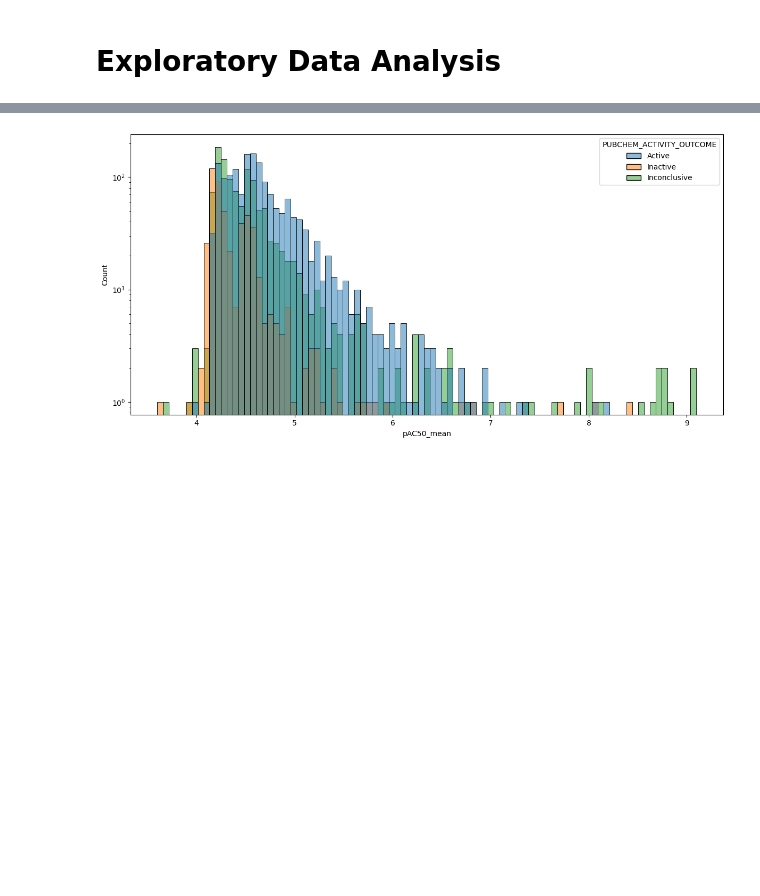
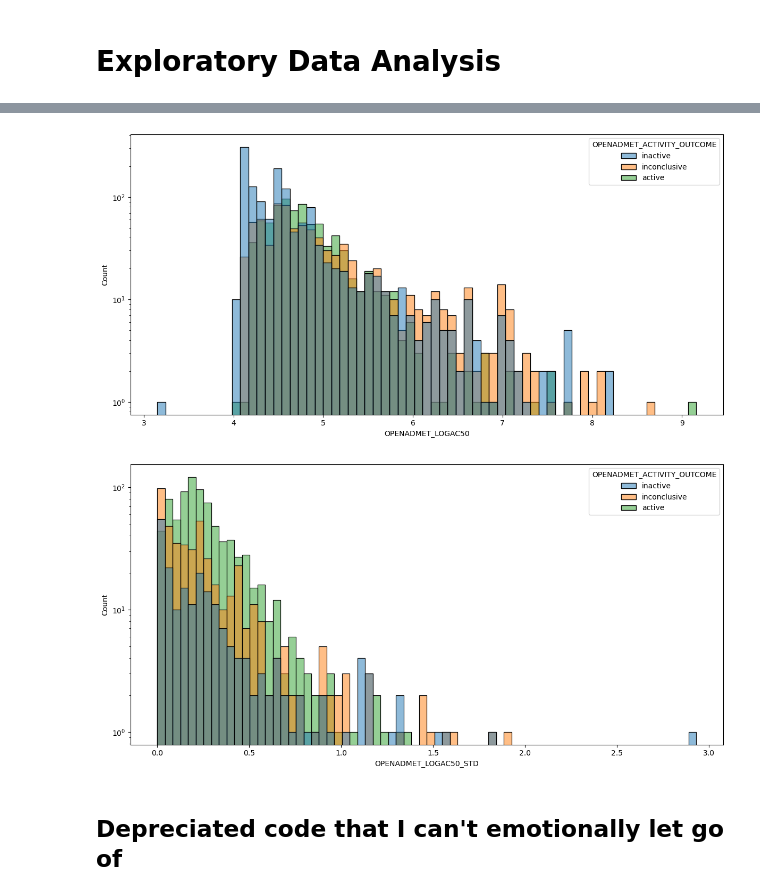
Before and after one commit to OpenADMET/data-catalogs, a Jupyter notebook: catalogs/pubchem_tox21/process_tox21.ipynb, the cells around one changed output, grey strips where cells are left out. Cells and saved outputs as stored; diff of their text form; code cells hidden in the pictures; blank space fills up the shorter version.

```diff
--- a/catalogs/pubchem_tox21/process_tox21.ipynb
+++ b/catalogs/pubchem_tox21/process_tox21.ipynb
@@ -285,8 +248,18 @@ for i in cols:
 # %%
 plt.figure(figsize=(12, 6))  # width=12 inches, height=6 inches
-sns.histplot(data=full_df, x= 'pAC50_mean', hue='PUBCHEM_ACTIVITY_OUTCOME')
+sns.histplot(data=full_df, x= 'OPENADMET_LOGAC50', hue='OPENADMET_ACTIVITY_OUTCOME')
 plt.yscale('log')
 plt.tight_layout()
 plt.show()
 # %% [output]
-[figure, old version]
+[figure, new version]
+# %%
+plt.figure(figsize=(12, 6))  # width=12 inches, height=6 inches
+sns.histplot(data=full_df, x= 'OPENADMET_LOGAC50_STD', hue='OPENADMET_ACTIVITY_OUTCOME')
+plt.yscale('log')
+plt.tight_layout()
+plt.show()
+# %% [output]
+[figure, added]
+# %% [markdown]
+## Depreciated code that I can't emotionally let go of
```
Also changed, not shown: parts of 26 cells of this notebook, 22 other files.
